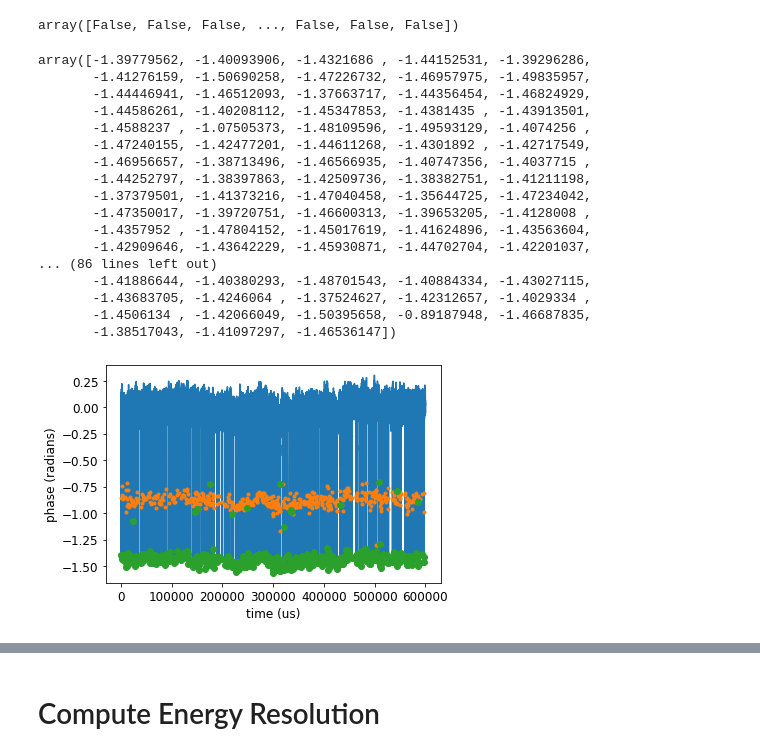
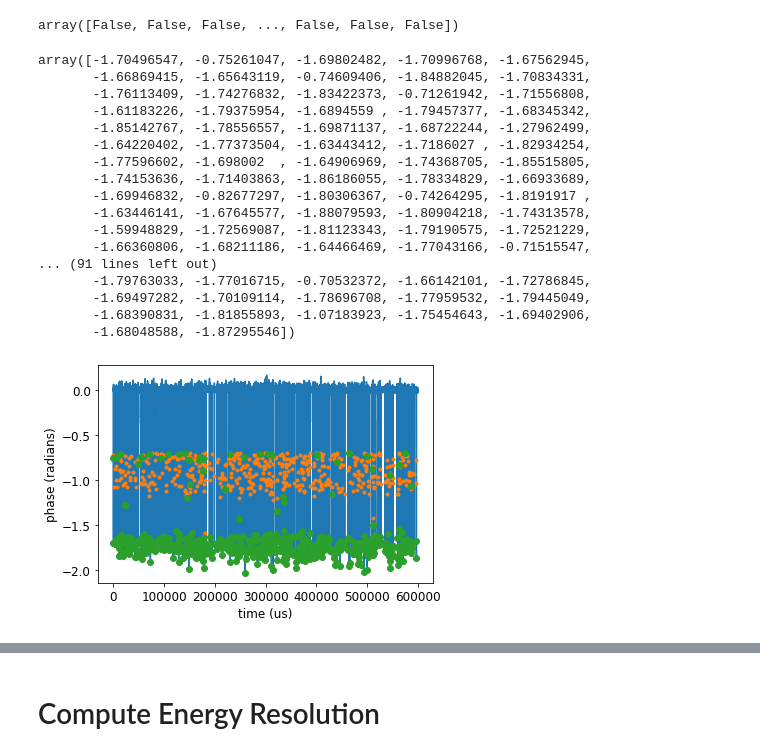
Before and after one commit to MazinLab/MKIDReadoutAnalysis, a Jupyter notebook: Example.ipynb, the cells around one changed output, grey strips where cells are left out. Cells and saved outputs as stored; diff of their text form; code cells hidden in the pictures.

```diff
--- a/Example.ipynb
+++ b/Example.ipynb
@@ -47,7 +49,7 @@ quasiparticle_timestream.plot_timeseries(quasiparticle_timestream.data)
 # Resonator
 # %%
 # Create resonator and compute S21
-resonator = Resonator(f0=4.0012e9, qi=200000, qc=15000, xa=1e-9, a=0, tls_scale=100e4)
+resonator = Resonator(f0=4.0012e9, qi=200000, qc=15000, xa=1e-9, a=0, tls_scale=10e3)
 rf = RFElectronics(gain=(3.0, 0, 0), phase_delay=0, cable_delay=50e-9)
 freq = FrequencyGrid( fc=4.0012e9, points=1000, span=500e6)
 sweep = ResonatorSweep(resonator, freq, rf)
@@ -97,2 +99,8 @@ Now I'm going to perform the same measurment but this time I will use the origin
 # %%
 lit_res_measurment = ReadoutPhotonResonator(resonator, quasiparticle_timestream, freq, rf)
+# %%
+# toggle white noise
+lit_res_measurment.noise_on = True
+
+# adjust white noise scale
+lit_res_measurment.rf.noise_scale = 10
@@ -126,9 +131,13 @@ plt.title('MKID Coarse Channel TLS + Amplifier Noise');
 # Line Noise
 Line noise represents sources with narrow frequency bands, for example, another MKID resonator being driven nearby. Let's see what happens if we inject a tone at 500 KHz, the minimum spacing in our readout.
 # %%
-freqs = np.array([500e3]) # Hz and relative to center of bin (MKID we are reading out)
-amps = np.array([0.01])
-phases = np.array([0])
+freqs = np.array([100e3, 250e3, 500e3]) # Hz and relative to center of bin (MKID we are reading out)
+amps = np.array([0.01, 0.01, 0.01])
+phases = np.array([0,0,0])
 
-line_noise = gen_line_noise(freqs, amps, phases, theta1.size, lit_res_measurment.photons.fs)
+lit_res_measurment.rf.line_noise.freqs = freqs
+lit_res_measurment.rf.line_noise.amplitudes = amps
+lit_res_measurment.rf.line_noise.phases = phases
+
+line_noise = lit_res_measurment.rf.line_noise.values
 # %%
@@ -153,5 +171,5 @@ plot_psd(theta1+amp_noise+line_noise.real, lit_res_measurment.photons.fs)
 # Current 8-Tap Equirippple Lowpass Exported from MATLAB
 coe = np.array([-0.08066211966627938, 0.02032901400427789, 0.21182262325068868, 0.38968583545138658, 0.38968583545138658, 0.21182262325068868, 0.02032901400427789, -0.08066211966627938])
 # %%
-fine_channel = apply_lowpass_filter(coe, theta1+amp_noise+line_noise.real)
+fine_channel = apply_lowpass_filter(coe, theta1+line_noise.real)
 # %%
@@ -228,26 +248,26 @@ readout.trigger(lit_res_measurment.photons, -fine_channel, threshold=-0.7, deadt
 # %% [output]
 array([False, False, False, ..., False, False, False])
 # %%
-readout.record_energies(-fine_channel)
+readout.record_energies(fine_channel)
 # %% [output]
-array([-1.39779562, -1.40093906, -1.4321686 , -1.44152531, -1.39296286,
-       -1.41276159, -1.50690258, -1.47226732, -1.46957975, -1.49835957,
-       -1.44446941, -1.46512093, -1.37663717, -1.44356454, -1.46824929,
-       -1.44586261, -1.40208112, -1.45347853, -1.4381435 , -1.43913501,
-       -1.4588237 , -1.07505373, -1.48109596, -1.49593129, -1.4074256 ,
-       -1.47240155, -1.42477201, -1.44611268, -1.4301892 , -1.42717549,
-       -1.46956657, -1.38713496, -1.46566935, -1.40747356, -1.4037715 ,
-       -1.44252797, -1.38397863, -1.42509736, -1.38382751, -1.41211198,
-       -1.37379501, -1.41373216, -1.47040458, -1.35644725, -1.47234042,
-       -1.47350017, -1.39720751, -1.46600313, -1.39653205, -1.4128008 ,
-       -1.4357952 , -1.47804152, -1.45017619, -1.41624896, -1.43563604,
-       -1.42909646, -1.43642229, -1.45930871, -1.44702704, -1.42201037,
-... (86 lines left out)
-       -1.41886644, -1.40380293, -1.48701543, -1.40884334, -1.43027115,
-       -1.43683705, -1.4246064 , -1.37524627, -1.42312657, -1.4029334 ,
-       -1.4506134 , -1.42066049, -1.50395658, -0.89187948, -1.46687835,
-       -1.38517043, -1.41097297, -1.46536147])
+array([-1.70496547, -0.75261047, -1.69802482, -1.70996768, -1.67562945,
+       -1.66869415, -1.65643119, -0.74609406, -1.84882045, -1.70834331,
+       -1.76113409, -1.74276832, -1.83422373, -0.71261942, -1.71556808,
+       -1.61183226, -1.79375954, -1.6894559 , -1.79457377, -1.68345342,
+       -1.85142767, -1.78556557, -1.69871137, -1.68722244, -1.27962499,
+       -1.64220402, -1.77373504, -1.63443412, -1.7186027 , -1.82934254,
+       -1.77596602, -1.698002  , -1.64906969, -1.74368705, -1.85515805,
+       -1.74153636, -1.71403863, -1.86186055, -1.78334829, -1.66933689,
+       -1.69946832, -0.82677297, -1.80306367, -0.74264295, -1.8191917 ,
+       -1.63446141, -1.67645577, -1.88079593, -1.80904218, -1.74313578,
+       -1.59948829, -1.72569087, -1.81123343, -1.79190575, -1.72521229,
+       -1.66360806, -1.68211186, -1.64466469, -1.77043166, -0.71515547,
+... (91 lines left out)
+       -1.79763033, -1.77016715, -0.70532372, -1.66142101, -1.72786845,
+       -1.69497282, -1.70109114, -1.78696708, -1.77959532, -1.79445049,
+       -1.68390831, -1.81855893, -1.07183923, -1.75454643, -1.69402906,
+       -1.68048588, -1.87295546])
 # %%
-readout.plot_triggers(lit_res_measurment.photons, -fine_channel, energies=True)
+readout.plot_triggers(lit_res_measurment.photons, fine_channel, energies=True)
 # %% [output]
-[figure, old version]
+[figure, new version]
```
Also changed, not shown: parts of 23 cells of this notebook, 5 other files.
